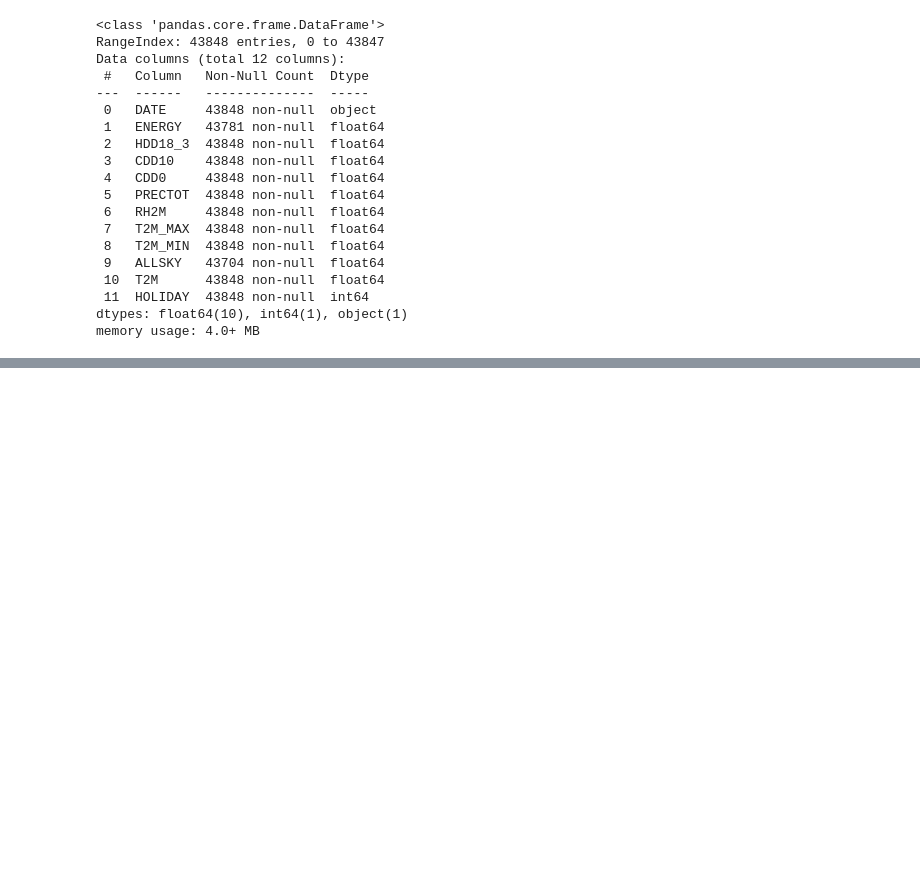
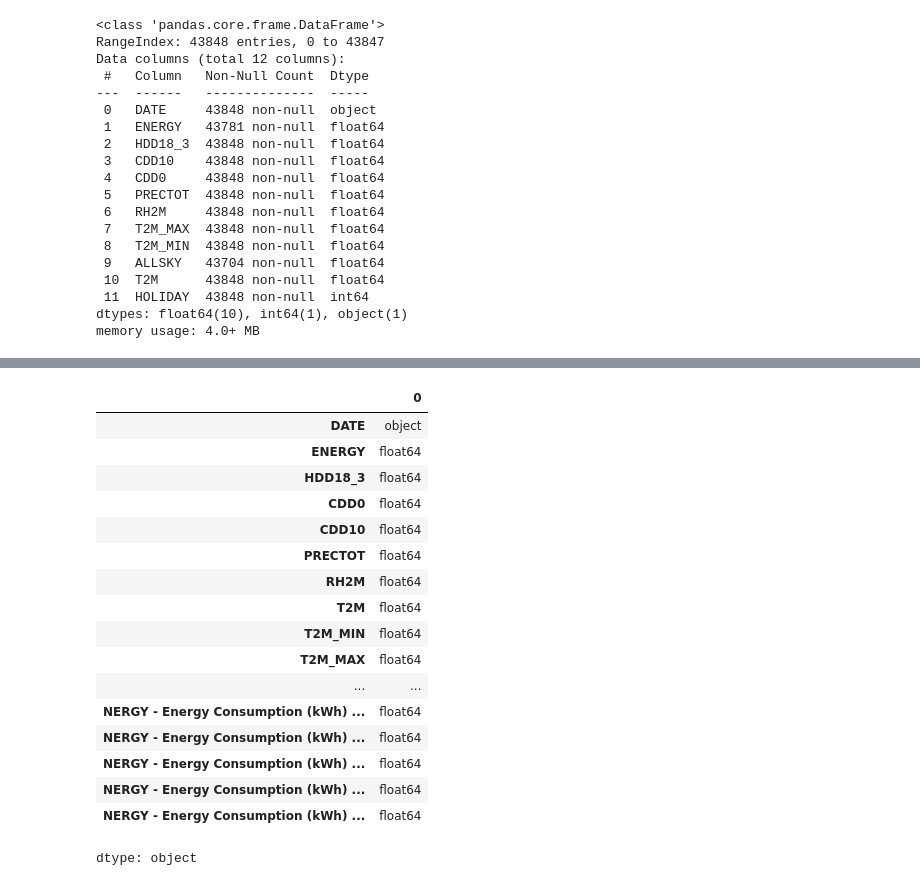
Before and after one commit to thakurakanksha288/learning_ml, a Jupyter notebook: data_cleaning.ipynb, the cells around one changed output, grey strips where cells are left out. Saved outputs shown, nothing was run; the diff lists cells and outputs as text; code cells hidden in the pictures; blank space fills up the shorter version.

```diff
--- a/data_cleaning.ipynb
+++ b/data_cleaning.ipynb
@@ -127,0 +205,21 @@ df.replace("?",np.nan,inplace=True)
+# %%
+df1.dtypes
+# %% [output]
+|  | 0 |
+| DATE | object |
+| ENERGY | float64 |
+| HDD18_3 | float64 |
+| CDD0 | float64 |
+| CDD10 | float64 |
+| PRECTOT | float64 |
+| RH2M | float64 |
+| T2M | float64 |
+| T2M_MIN | float64 |
+| T2M_MAX | float64 |
+| ... | ... |
+| NERGY - Energy Consumption (kWh) ... | float64 |
+| NERGY - Energy Consumption (kWh) ... | float64 |
+| NERGY - Energy Consumption (kWh) ... | float64 |
+| NERGY - Energy Consumption (kWh) ... | float64 |
+| NERGY - Energy Consumption (kWh) ... | float64 |
+dtype: object
```
Also changed, not shown: parts of 5 cells of this notebook.
